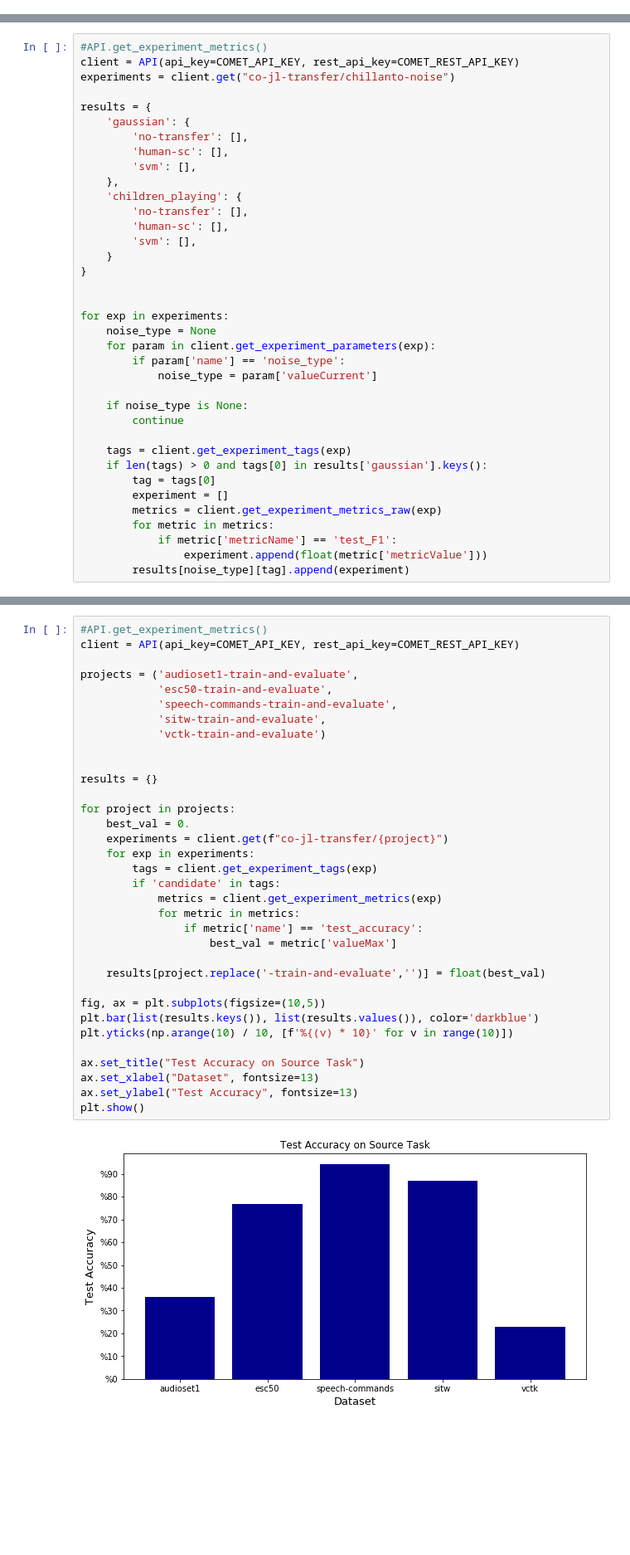
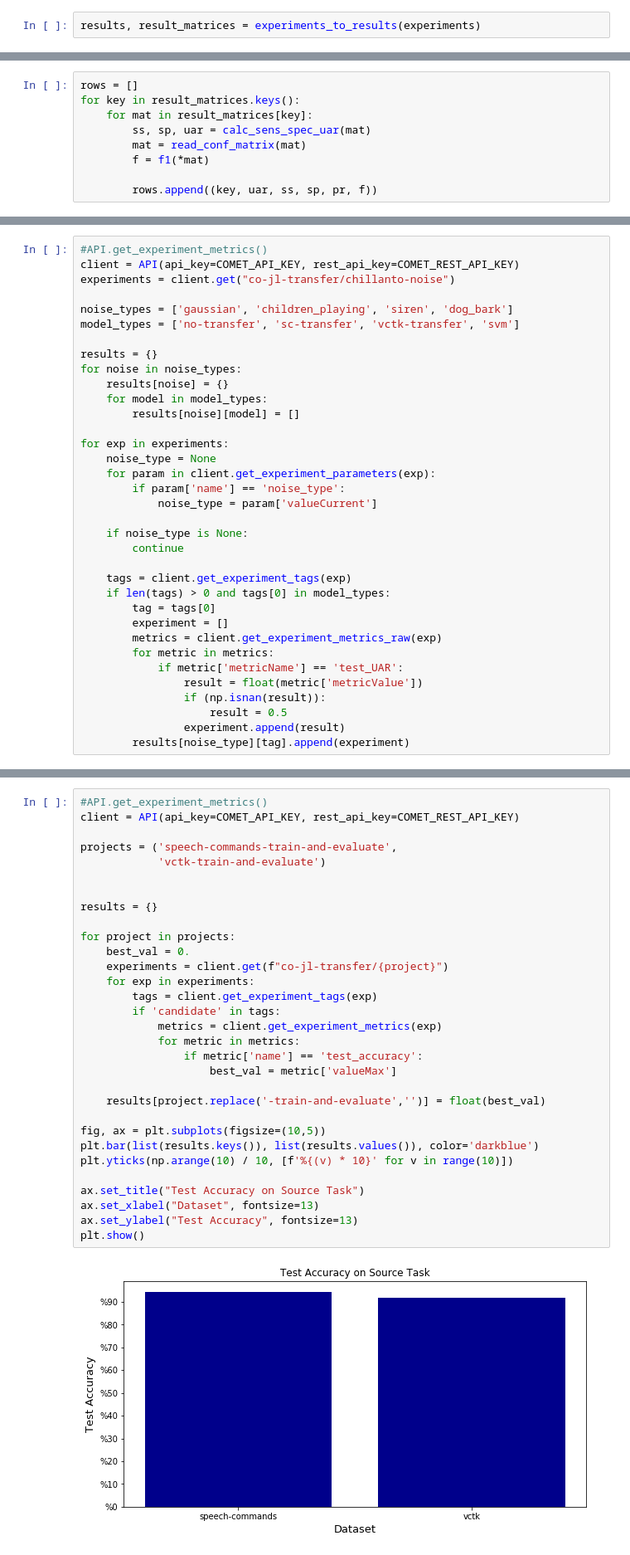
Before and after one commit to onucharles/transfer-learning-adult-to-infant-speech, a Jupyter notebook: experiments/notebooks/Chillanto plots.ipynb, the cells around one changed output, grey strips where cells are left out. Shown: that part at 83% size. Drawn from its saved outputs; the diff is of its cells as text; blank space fills up the shorter version.

```diff
--- a/experiments/notebooks/Chillanto plots.ipynb
+++ b/experiments/notebooks/Chillanto plots.ipynb
@@ -155,0 +178,2 @@ plt.show()
+# %%
+results, result_matrices = experiments_to_results(experiments)
@@ -156 +184,10 @@ plt.show()
+# %%
+rows = []
+for key in result_matrices.keys():
+    for mat in result_matrices[key]:
+        ss, sp, uar = calc_sens_spec_uar(mat)
+        mat = read_conf_matrix(mat)
+        f = f1(*mat)
+
+        rows.append((key, uar, ss, sp, pr, f))
 # %%
@@ -274,19 +300,14 @@ Prec = 56.0(0.6)
 client = API(api_key=COMET_API_KEY, rest_api_key=COMET_REST_API_KEY)
 experiments = client.get("co-jl-transfer/chillanto-noise")
 
-results = {
-    'gaussian': {
-        'no-transfer': [],
-        'human-sc': [],
-        'svm': [],
-    },
-    'children_playing': {
-        'no-transfer': [],
-        'human-sc': [],
-        'svm': [],
-    }
-}
+noise_types = ['gaussian', 'children_playing', 'siren', 'dog_bark']
+model_types = ['no-transfer', 'sc-transfer', 'vctk-transfer', 'svm']
 
+results = {}
+for noise in noise_types:
+    results[noise] = {}
+    for model in model_types:
+        results[noise][model] = []
 
 for exp in experiments:
     noise_type = None
@@ -298,13 +319,16 @@ for exp in experiments:
         continue
 
     tags = client.get_experiment_tags(exp)
-    if len(tags) > 0 and tags[0] in results['gaussian'].keys():
+    if len(tags) > 0 and tags[0] in model_types:
         tag = tags[0]
         experiment = []
         metrics = client.get_experiment_metrics_raw(exp)
         for metric in metrics:
-            if metric['metricName'] == 'test_F1':
-                experiment.append(float(metric['metricValue']))
+            if metric['metricName'] == 'test_UAR':
+                result = float(metric['metricValue'])
+                if (np.isnan(result)):
+                    result = 0.5
+                experiment.append(result)
         results[noise_type][tag].append(experiment)
 # %%
 #%matplotlib qt
@@ -380,35 +383,32 @@ for idx, key in enumerate(results.keys()):
 #API.get_experiment_metrics()
 client = API(api_key=COMET_API_KEY, rest_api_key=COMET_REST_API_KEY)
 
-projects = ('audioset1-train-and-evaluate',
-            'esc50-train-and-evaluate',
-            'speech-commands-train-and-evaluate',
-            'sitw-train-and-evaluate',
+projects = ('speech-commands-train-and-evaluate',
             'vctk-train-and-evaluate')
 
 
 results = {}
 
 for project in projects:
     best_val = 0.
     experiments = client.get(f"co-jl-transfer/{project}")
     for exp in experiments:
         tags = client.get_experiment_tags(exp)
         if 'candidate' in tags:
             metrics = client.get_experiment_metrics(exp)
             for metric in metrics:
                 if metric['name'] == 'test_accuracy':
                     best_val = metric['valueMax']
 
     results[project.replace('-train-and-evaluate','')] = float(best_val)
 
 fig, ax = plt.subplots(figsize=(10,5))
 plt.bar(list(results.keys()), list(results.values()), color='darkblue')
 plt.yticks(np.arange(10) / 10, [f'%{(v) * 10}' for v in range(10)])
 
 ax.set_title("Test Accuracy on Source Task")
 ax.set_xlabel("Dataset", fontsize=13)
 ax.set_ylabel("Test Accuracy", fontsize=13)
 plt.show()
 # %% [output]
-[figure, old version]
+[figure, new version]
```
Also changed, not shown: parts of 12 cells of this notebook.
